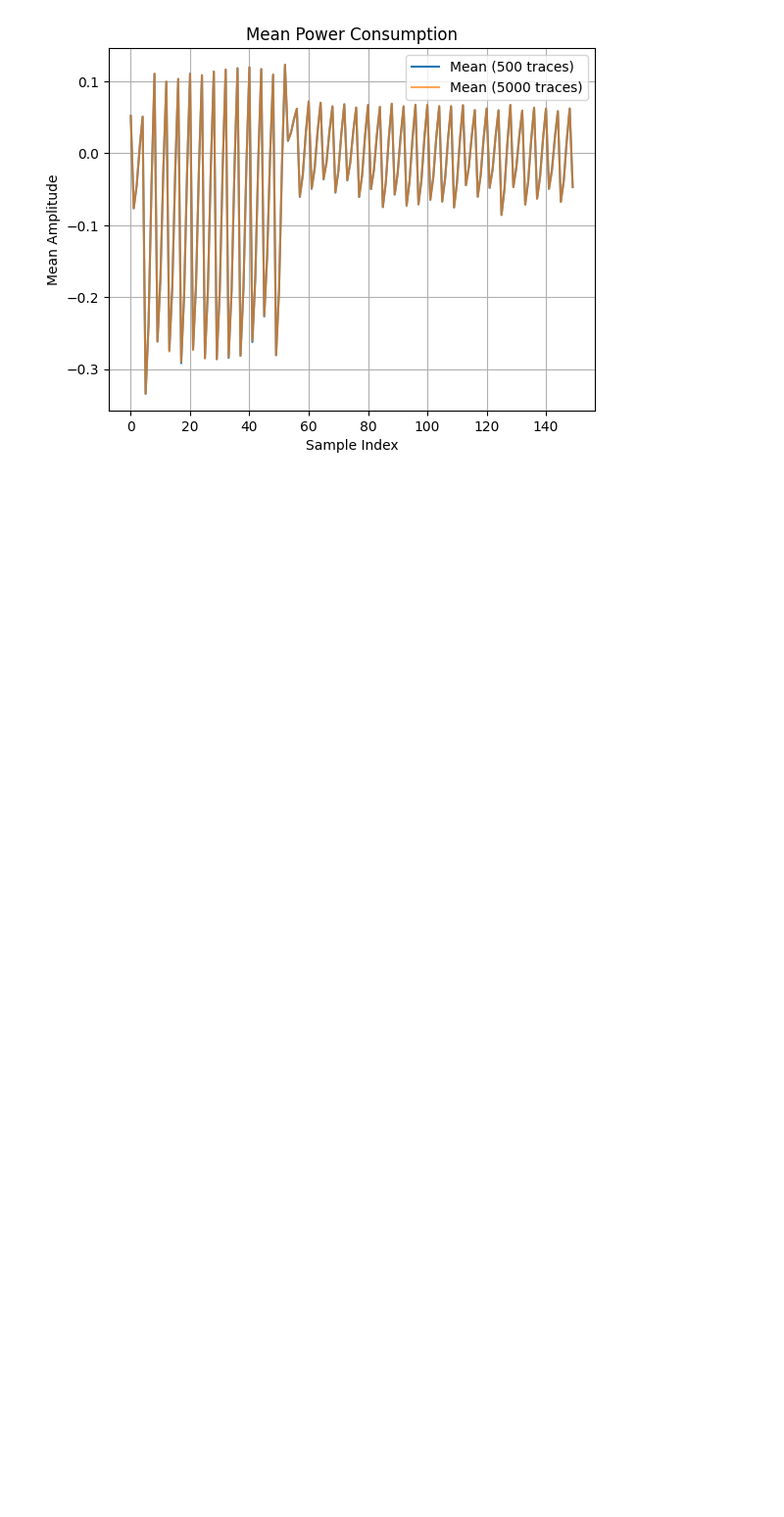
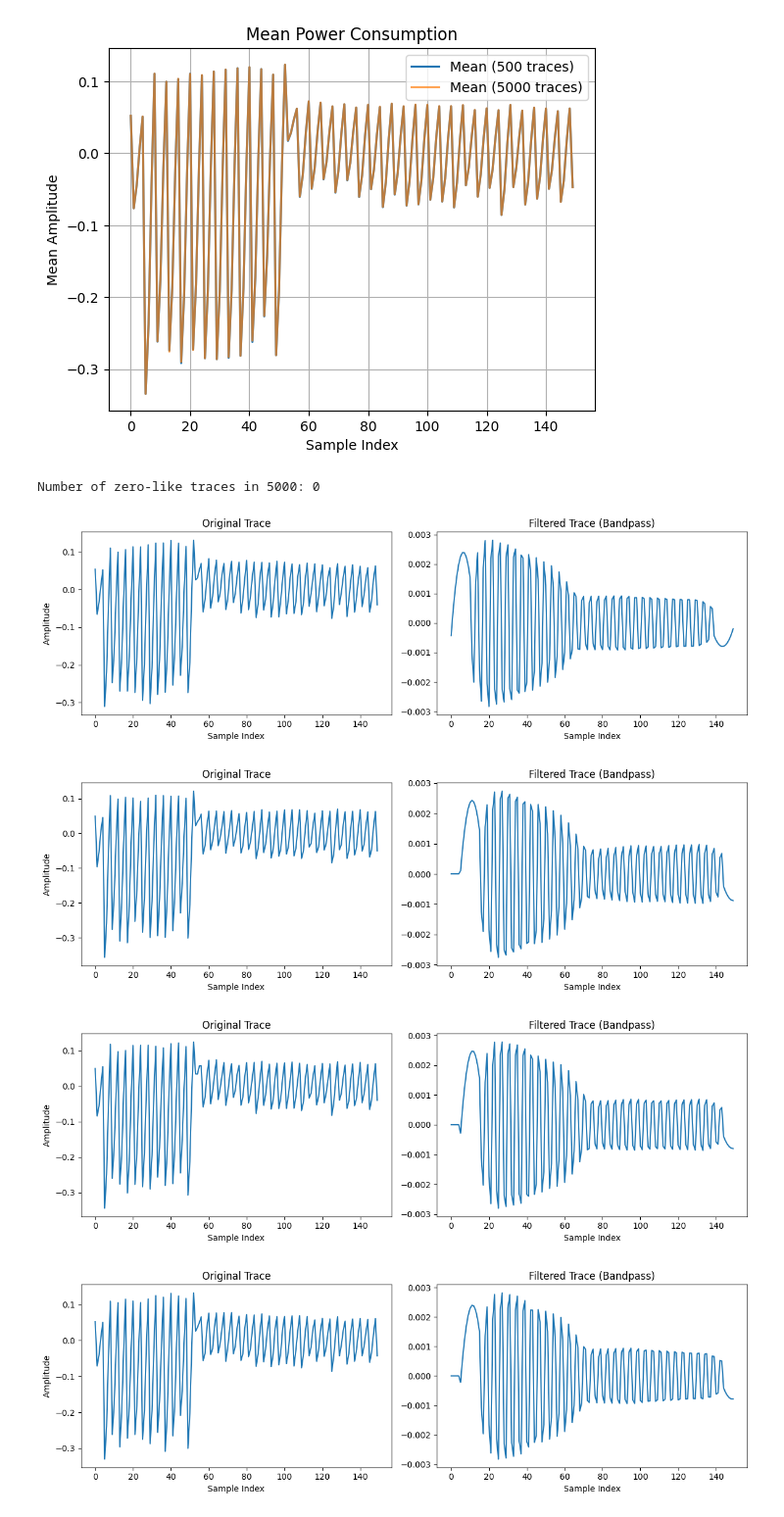
Before and after one commit to AhmedHedi0/AdvSecLab, a Jupyter notebook: advseceng25-sca-framework-main/src/py/analysis.ipynb, the cells around one changed output. Shown at 98% size. Drawn from its saved outputs; the diff is of its cells as text; code cells hidden in the pictures; blank space fills up the shorter version.

Commit message:
added traces enhanced

```diff
--- a/advseceng25-sca-framework-main/src/py/analysis.ipynb
+++ b/advseceng25-sca-framework-main/src/py/analysis.ipynb
@@ -145,0 +136,6 @@ for size in batch_sizes:
+# %%
+mean_traces_5000 = np.mean(waves_5000, axis=1)
+zero_like = np.where(np.abs(mean_traces_5000) < 1e-6)[0]
+print(f"Number of zero-like traces in 5000: {len(zero_like)}")
+# %% [output]
+Number of zero-like traces in 5000: 0
@@ -145,0 +226,26 @@ for size in batch_sizes:
+# %%
+example_index = 0
+data = np.load(r'C:\Users\Ahmed\Desktop\AdvSecLab\advseceng25-sca-framework-main\src\py\data\traces_1_enhanced.npz')
+enhanced_traces = data['wave']
+for example_index in [0, 100, 1000, 3000, 4999]:
+    original = traces[example_index]
+    filtered = enhanced_traces[example_index]
+
+    plt.figure(figsize=(12, 4))
+    plt.subplot(1, 2, 1)
+    plt.plot(original)
+    plt.title("Original Trace")
+    plt.xlabel("Sample Index")
+    plt.ylabel("Amplitude")
+
+    plt.subplot(1, 2, 2)
+    plt.plot(filtered)
+    plt.title("Filtered Trace (Bandpass)")
+    plt.xlabel("Sample Index")
+    plt.tight_layout()
+    plt.show()
+# %% [output]
+[figure, added]
+[figure, added]
+[figure, added]
+[figure, added]
```
Also changed, not shown: parts of 3 cells of this notebook, 3 other files.
